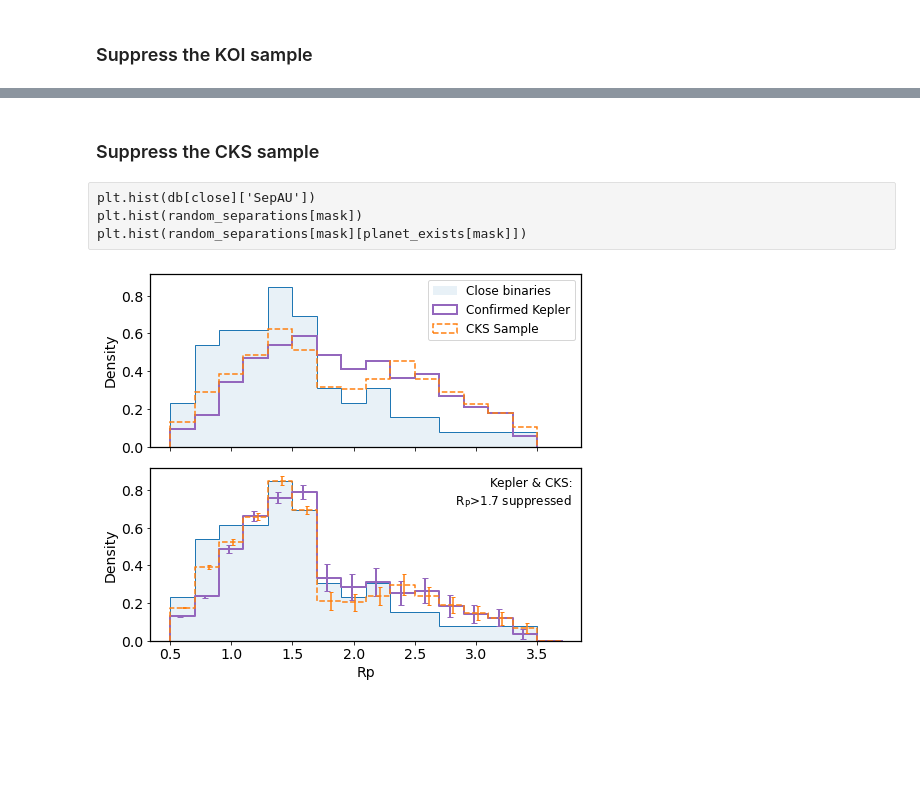
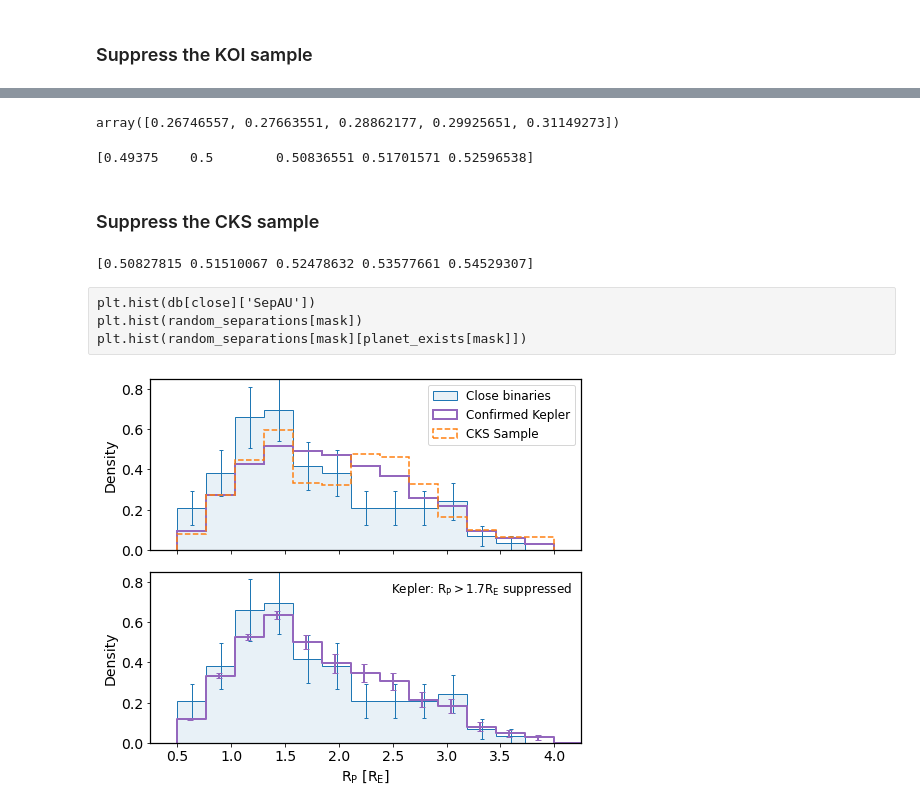
Before and after one commit to ernewton/HWO_calculations, a Jupyter notebook: Sullivan Toy Model -- Analysis.ipynb, the cells around one changed output, grey strips where cells are left out. Cells and saved outputs as stored; diff of their text form; code cells hidden in the pictures; blank space fills up the shorter version.

```diff
--- a/Sullivan Toy Model -- Analysis.ipynb
+++ b/Sullivan Toy Model -- Analysis.ipynb
@@ -84,3 +121,4 @@ Binaries frac super-Earths:  0.6714285714285714
 # %%
+db['multiplanet_system?'] = db['KOI'].duplicated(keep=False)
 cks_good['multiplanet_system?'] = cks_good['KOI'].duplicated(keep=False)
 kois_good['multiplanet_system?'] = kois_good['KOI'].duplicated(keep=False)
@@ -89,8 +183,19 @@ kois_good['multiplanet_system?'] = kois_good['KOI'].duplicated(keep=False)
 
 next up I take the kois_less (kois with good params minus any that are binaries in kendall's list) and pretend every single star is actually a binary star with a separation drawn randomly from Kendall's sample's distribution of separations. Suppress the formation of > 2 Rearth planets using the suppression model and remake the histogram. Does it work?
 # %%
-def suppression_factor(a_values):
+def suppression_factor_simple(a_values):
     a_inner_true = 10  # AU (suppression 100%)
     a_outer_true = 200  # AU (suppression 0%)
     results = (np.log10(a_values) - np.log10(a_inner_true)) / (np.log10(a_outer_true) - np.log10(a_inner_true))
     return np.clip(results, a_min=0, a_max=1)
+
+def suppression_factor(a_values):
+
+    log_a = np.log10(np.asarray(a_values))
+
+    log_points = np.array([np.log10(1), np.log10(10), np.log10(200)])
+    S_points = np.array([0, 0.15, 1])
+
+    S_val = np.interp(log_a, log_points, S_points)
+
+    return np.clip(S_val, a_min=0, a_max=1)
@@ -156,8 +330,16 @@ for i in range(ntrials):
+# %%
+np.percentile(mtps_arr, q=(2.25,13.6,50,86.4, 98.75))
+# %% [output]
+array([0.26746557, 0.27663551, 0.28862177, 0.29925651, 0.31149273])
 # %%
 low, koi_prad_sim, high = np.percentile(koi_sim_hist, q=(2.25,50,98.75), axis=0)
 e_koi_prad_sim = (high-low)/2
 
-koi_SE_frac = np.percentile(frac_SE_arr, q=(2.25,50,98.75))
+koi_SE_frac = np.percentile(frac_SE_arr, q=(2.25,13.6,50,86.4, 98.75))
+
+print(koi_SE_frac)
+# %% [output]
+[0.49375    0.5        0.50836551 0.51701571 0.52596538]
 # %% [markdown]
 ### Suppress the CKS sample
 # %%
@@ -165,7 +347,7 @@ koi_SE_frac = np.percentile(frac_SE_arr, q=(2.25,50,98.75))
 d = {'KOI': cks_good['KOI'].unique()}
 suppression_cat = pd.DataFrame(data=d)
 
-cks_sim_hist = np.ones((ntrials,len(bins)))
+cks_sim_hist = np.ones((ntrials,len(bin_center)))
 frac_SE_arr = np.ones(ntrials)
 for i in range(ntrials):
     prad_sim_tmp, frac_SE_arr[i] = planet_simulation(suppression_cat, cks_good, join_on='KOI', prad_col='Rp')
@@ -176,7 +358,11 @@ for i in range(ntrials):
 low, cks_prad_sim, high = np.percentile(cks_sim_hist, q=(2.25,50,98.75), axis=0)
 e_cks_prad_sim = (high-low)/2
 
-cks_SE_frac = np.percentile(frac_SE_arr, q=(2.25,50,98.75))
+cks_SE_frac = np.percentile(frac_SE_arr, q=(2.25,13.6, 50,86.4,98.75))
+
+print(cks_SE_frac)
+# %% [output]
+[0.50827815 0.51510067 0.52478632 0.53577661 0.54529307]
 # %% [raw]
 plt.hist(db[close]['SepAU'])
 plt.hist(random_separations[mask])
@@ -185,13 +371,15 @@ plt.hist(random_separations[mask][planet_exists[mask]])
 fig, axes = plt.subplots(2, 1, figsize=(7,6), sharex=True, sharey=True)
 
 # planets with good radii in binary systems with rho<100 au and planet period < 100 days
-axes[0].hist(db['Rppri'][good & close & plim],
+y, _, _ = axes[0].hist(db['Rppri'][good & close & plim],
              range=histrange, bins=nbins, density=True,
-         histtype='stepfilled', color='C0', alpha=0.1,
+         histtype='stepfilled', edgecolor='#1f77b4', facecolor='#e8f1f7',
         label='Close binaries')
-axes[0].hist(db['Rppri'][good & close & plim],
-             range=histrange, bins=nbins, density=True,
-             histtype='step', color='C0' )
+n, _ = np.histogram(db['Rppri'][good & close & plim],
+             range=histrange, bins=nbins)
+
+axes[0].errorbar(bin_center, y, np.sqrt(n)/np.sum(n)/bin_width, ls='None', lw=1, capsize=2, c='C0')
+
 
 # compared to the kois that are at least not definite binaries with good radii and per<100 days
 axes[0].hist(kois_good['koi_prad'],
@@ -199,45 +387,46 @@ axes[0].hist(kois_good['koi_prad'],
              histtype='step', lw=2, color='C4',
         label='Confirmed Kepler')
 
 # compared to the cks
 axes[0].hist(cks_good['Rp'],
              range=histrange, bins=nbins, density=True,
              histtype='step',lw=1.5, linestyle='--', color='C1',
         label='CKS Sample')
 
 axes[0].set_ylabel('Density')
 axes[0].legend()
 
 if period_limit:
-    axes[0].text(0.1,0.95, '$5<P_P(d)<30$')
+    axes[0].text(0.2,0.95, '$5<P_P(d)<30$')
 
 # planets with good radii in binary systems with rho<100 au and planet period < 100 days
 axes[1].hist(db['Rppri'][good & close & plim],
              range=histrange, bins=nbins, density=True,
-             histtype='stepfilled', color='C0', alpha=0.1 )
-axes[1].hist(db['Rppri'][good & close & plim],
-             range=histrange, bins=nbins, density=True,
-             histtype='step', color='C0')
+             histtype='stepfilled',  edgecolor='#1f77b4', facecolor='#e8f1f7')
+axes[1].errorbar(bin_center, y, np.sqrt(n)/np.sum(n)/bin_width, ls='None', lw=1, capsize=2, c='C0')
+
 
 x = np.concatenate((bin_edges, [bin_edges[-1]+bin_width]))
 y = np.concatenate(([0], koi_prad_sim, [0]))
 plt.step(x, y, c='C4', lw=2)
 y = np.concatenate(([0], cks_prad_sim, [0]))
-plt.errorbar(bin_center-0.015, koi_prad_sim, e_koi_prad_sim, ls='None', lw=2, capsize=3, c='C4')
-plt.step(x, y, linestyle='--', c='C1', lw=1.5)
-plt.errorbar(bin_center+0.015, cks_prad_sim, e_cks_prad_sim, ls='None', lw=1.5, capsize=2, c='C1')
+plt.errorbar(bin_center-0.02, koi_prad_sim, e_koi_prad_sim, ls='None', lw=2, capsize=3, c='C4')
+#plt.step(x, y, linestyle='--', c='C1', lw=1.5)
+#plt.errorbar(bin_center+0.025, cks_prad_sim, e_cks_prad_sim, ls='None', lw=1.5, capsize=2, c='C1')
 
-axes[1].text(0.98, 0.95, 'Kepler & CKS:\n $R_P$>1.7 suppressed ',
+axes[1].text(0.98, 0.95, 'Kepler: $R_P>1.7 R_E$ suppressed ',
      horizontalalignment='right',
      verticalalignment='top',
      transform = axes[1].transAxes)
 
-plt.xlabel('Rp')
+plt.xlim(0.25, 4.25)
+plt.ylim(0,0.85)
+plt.xlabel('$R_P$ [$R_E$]')
 plt.ylabel('Density')
 plt.tight_layout()
-plt.savefig('suppression_sim.pdf')
+plt.savefig('suppression_sim-1p6Re.png')
 # %% [output]
-[figure, old version]
+[figure, new version]
 # %%
 fig, axes = plt.subplots(2, 1, figsize=(7,6), sharex=True, sharey=True)
 
```
Also changed, not shown: parts of 18 cells of this notebook.
